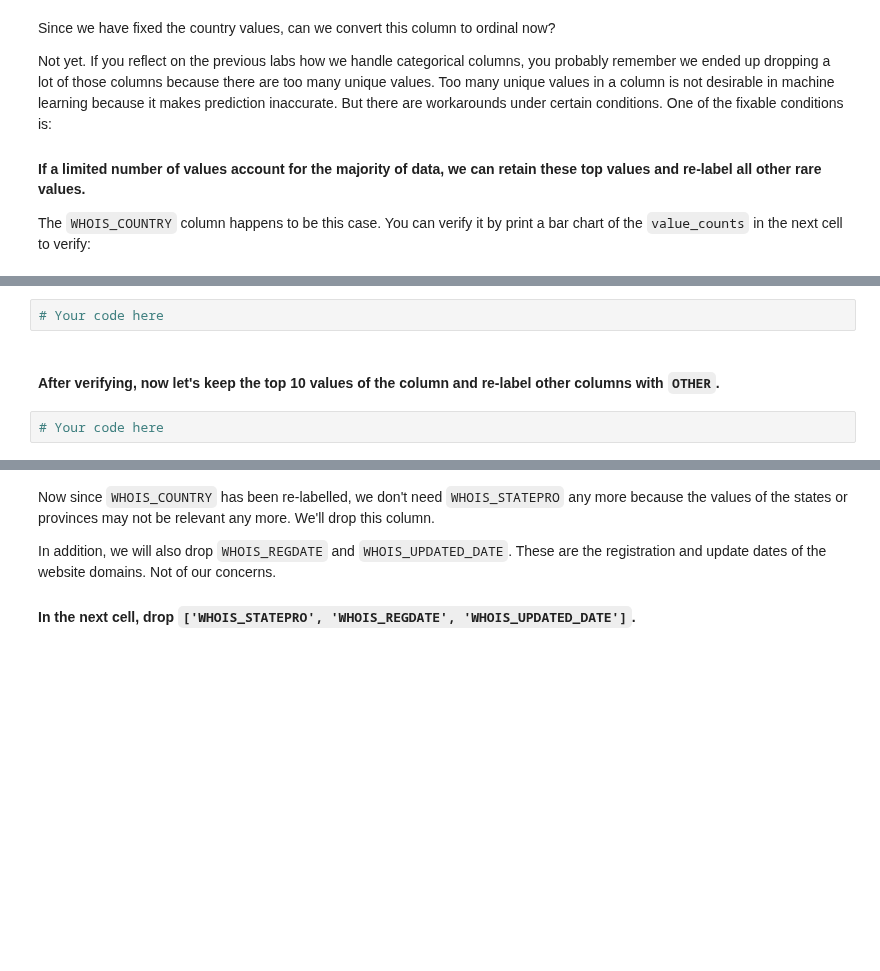
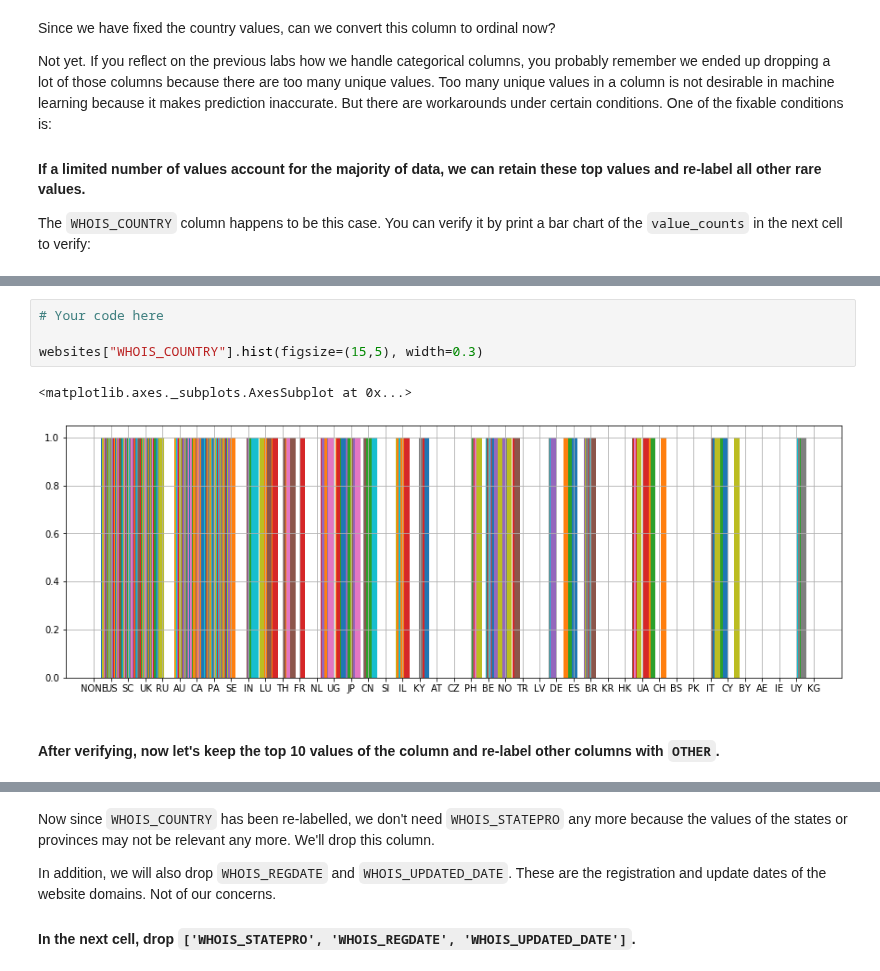
Before and after one commit to ta-data-lis/lab-supervised-learning, a Jupyter notebook: your-code/main.ipynb, the cells around one changed output, grey strips where cells are left out. Saved outputs shown, nothing was run; the diff lists cells and outputs as text; blank space fills up the shorter version.

```diff
--- a/your-code/main.ipynb
+++ b/your-code/main.ipynb
@@ -226,6 +252,9 @@ The `WHOIS_COUNTRY` column happens to be this case. You can verify it by print a
 # %%
 # Your code here
+
+websites["WHOIS_COUNTRY"].hist(figsize=(15,5), width=0.3)
+# %% [output]
+<matplotlib.axes._subplots.AxesSubplot at 0x...>
+[figure, added]
 # %% [markdown]
 #### After verifying, now let's keep the top 10 values of the column and re-label other columns with `OTHER`.
-# %%
-# Your code here
```
Also changed, not shown: parts of 40 cells of this notebook.
